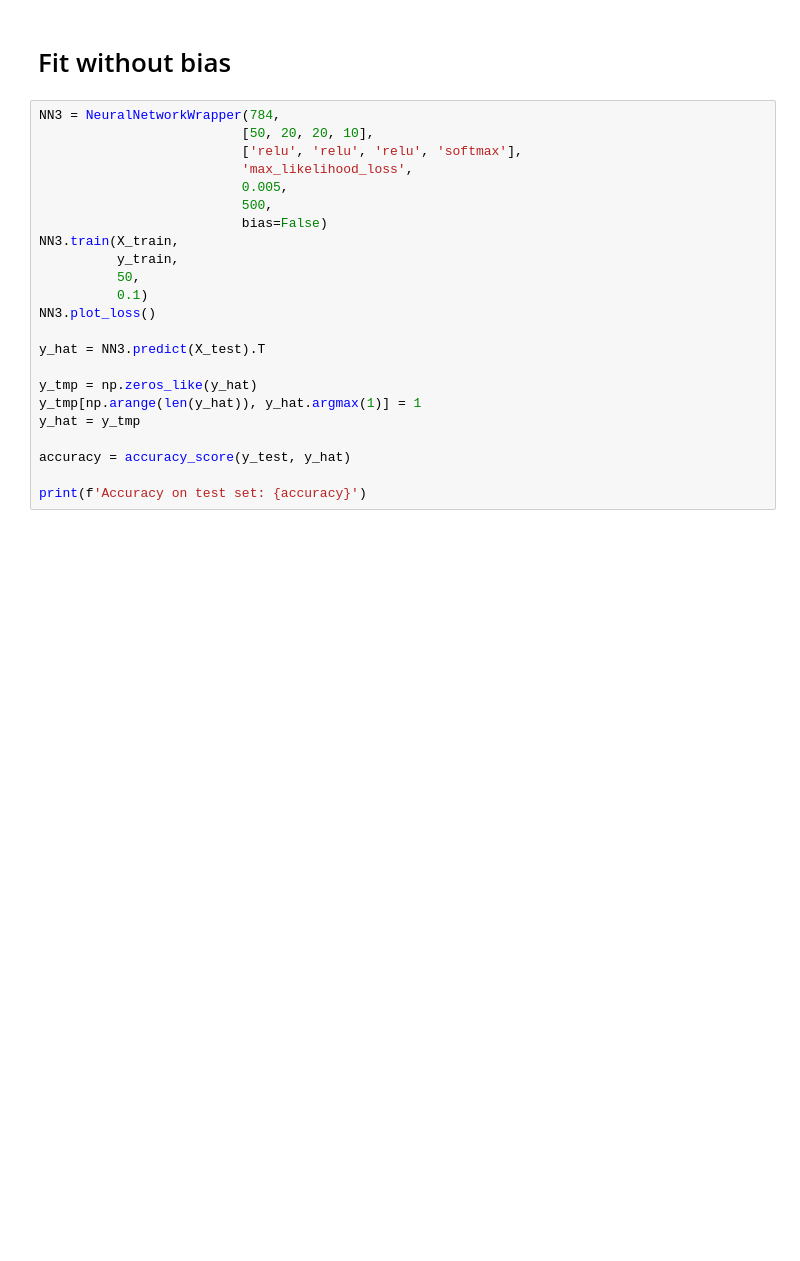
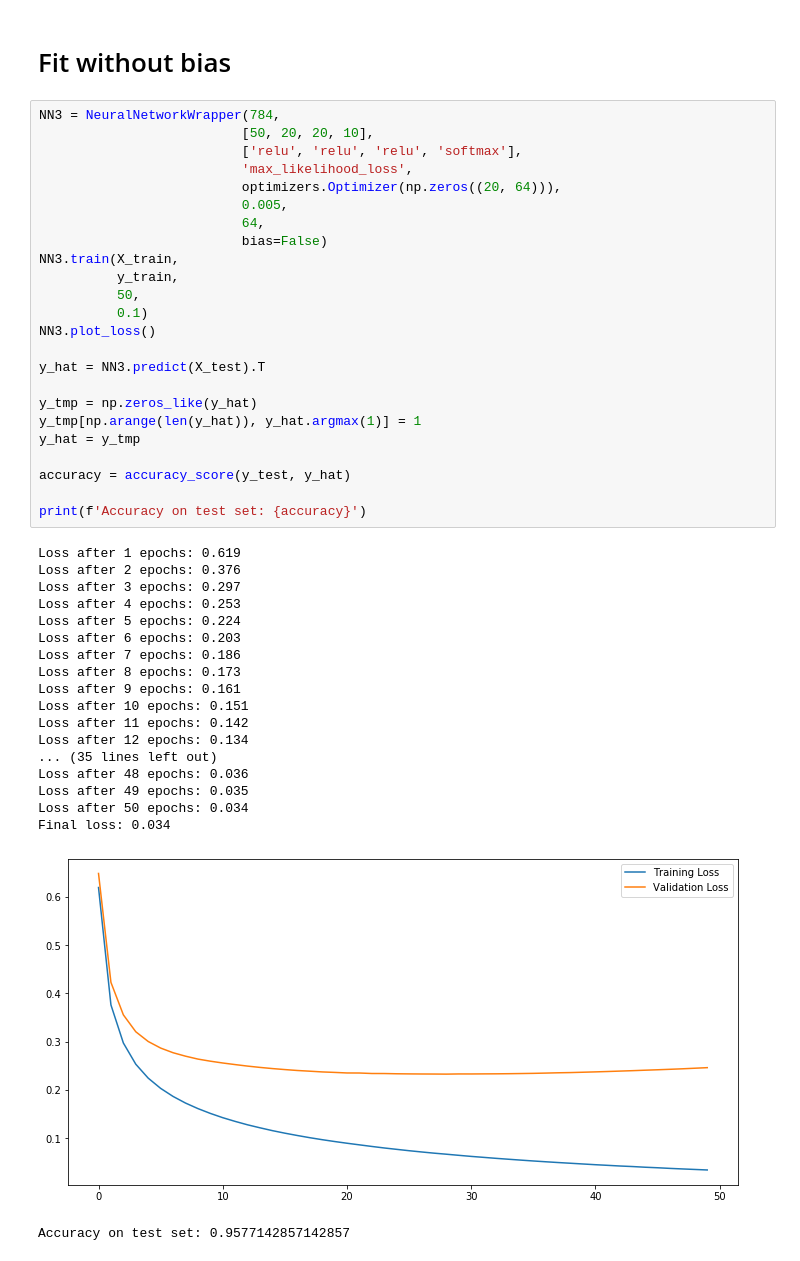
Before and after one commit to krzysztofspalinski/deep-learning-methods, a Jupyter notebook: problem-set-1/mnist_test.ipynb, the cells around one changed output. Saved outputs shown, nothing was run; the diff lists cells and outputs as text; blank space fills up the shorter version.

```diff
--- a/problem-set-1/mnist_test.ipynb
+++ b/problem-set-1/mnist_test.ipynb
@@ -117,23 +120,44 @@ Accuracy on test set: 0.9251428571428572
 # %%
 NN3 = NeuralNetworkWrapper(784,
                           [50, 20, 20, 10],
                           ['relu', 'relu', 'relu', 'softmax'],
                           'max_likelihood_loss',
+                          optimizers.Optimizer(np.zeros((20, 64))),
                           0.005,
-                          500,
+                          64,
                           bias=False)
 NN3.train(X_train,
           y_train,
           50,
           0.1)
 NN3.plot_loss()
 
 y_hat = NN3.predict(X_test).T
 
 y_tmp = np.zeros_like(y_hat)
 y_tmp[np.arange(len(y_hat)), y_hat.argmax(1)] = 1
 y_hat = y_tmp
 
 accuracy = accuracy_score(y_test, y_hat)
 
 print(f'Accuracy on test set: {accuracy}')
+# %% [output]
+Loss after 1 epochs: 0.619
+Loss after 2 epochs: 0.376
+Loss after 3 epochs: 0.297
+Loss after 4 epochs: 0.253
+Loss after 5 epochs: 0.224
+Loss after 6 epochs: 0.203
+Loss after 7 epochs: 0.186
+Loss after 8 epochs: 0.173
+Loss after 9 epochs: 0.161
+Loss after 10 epochs: 0.151
+Loss after 11 epochs: 0.142
+Loss after 12 epochs: 0.134
+... (35 lines left out)
+Loss after 48 epochs: 0.036
+Loss after 49 epochs: 0.035
+Loss after 50 epochs: 0.034
+Final loss: 0.034
+[figure, added]
+Accuracy on test set: 0.9577142857142857
```
Also changed, not shown: parts of 5 cells of this notebook, 3 other files.
